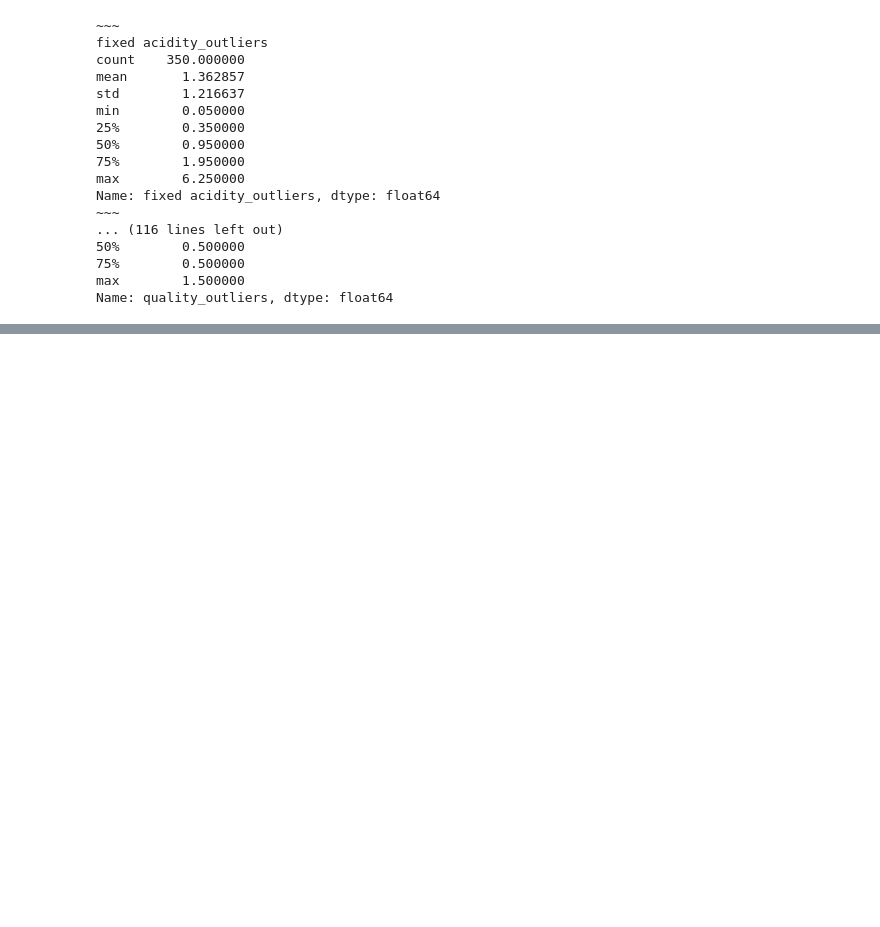
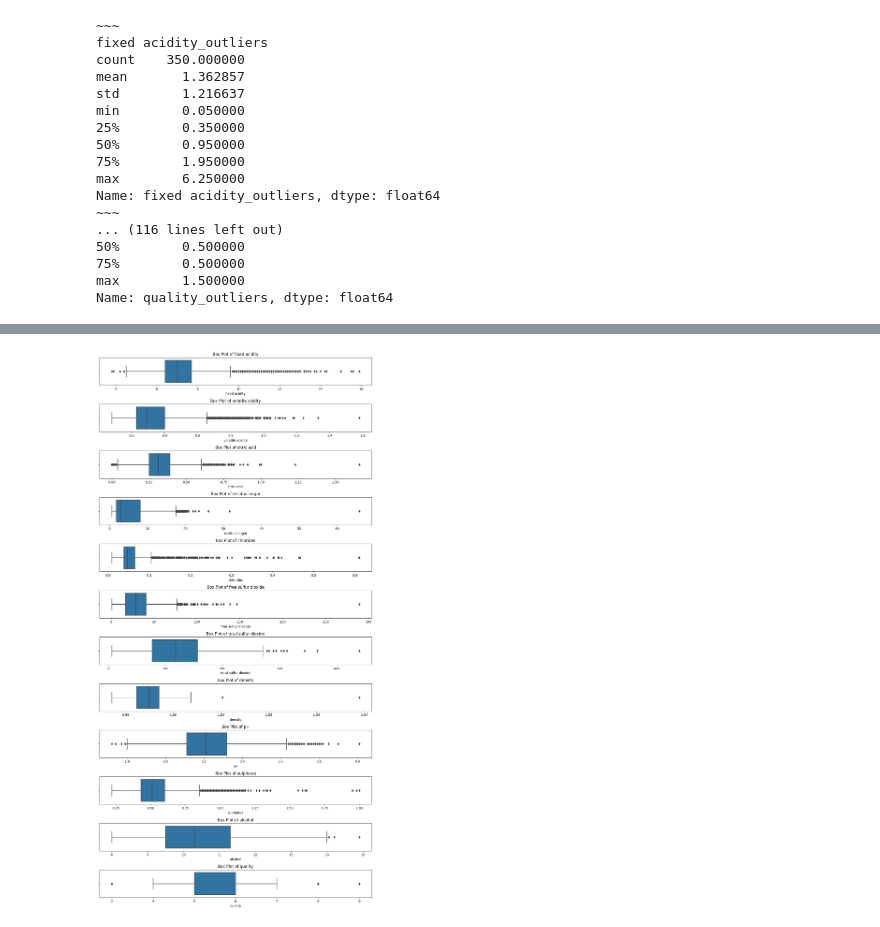
Before and after one commit to Clustering-Project/wine_quality_project, a Jupyter notebook: John/acquire.ipynb, the cells around one changed output, grey strips where cells are left out. Saved outputs shown, nothing was run; the diff lists cells and outputs as text; code cells hidden in the pictures; blank space fills up the shorter version.

```diff
--- a/John/acquire.ipynb
+++ b/John/acquire.ipynb
@@ -205,0 +249,21 @@ Name: quality_outliers, dtype: float64
+# %%
+# Assuming your DataFrame is named 'df'
+numerical_columns = df.select_dtypes(include=['float64', 'int64'])
+
+# Set the figure size
+plt.figure(figsize=(12, 24))  # Adjust the figure size as needed
+
+# Create a single column of box plots for each numerical column
+for i, column in enumerate(numerical_columns.columns):
+    plt.subplot(len(numerical_columns.columns), 1, i + 1)
+    sns.boxplot(x=column, data=df)
+    plt.title(f'Box Plot of {column}')
+    plt.xlabel(column)
+
+# Adjust subplot layout
+plt.tight_layout()
+
+# Show the plots
+plt.show()
+# %% [output]
+[figure, added]
```
Also changed, not shown: parts of 4 cells of this notebook.
